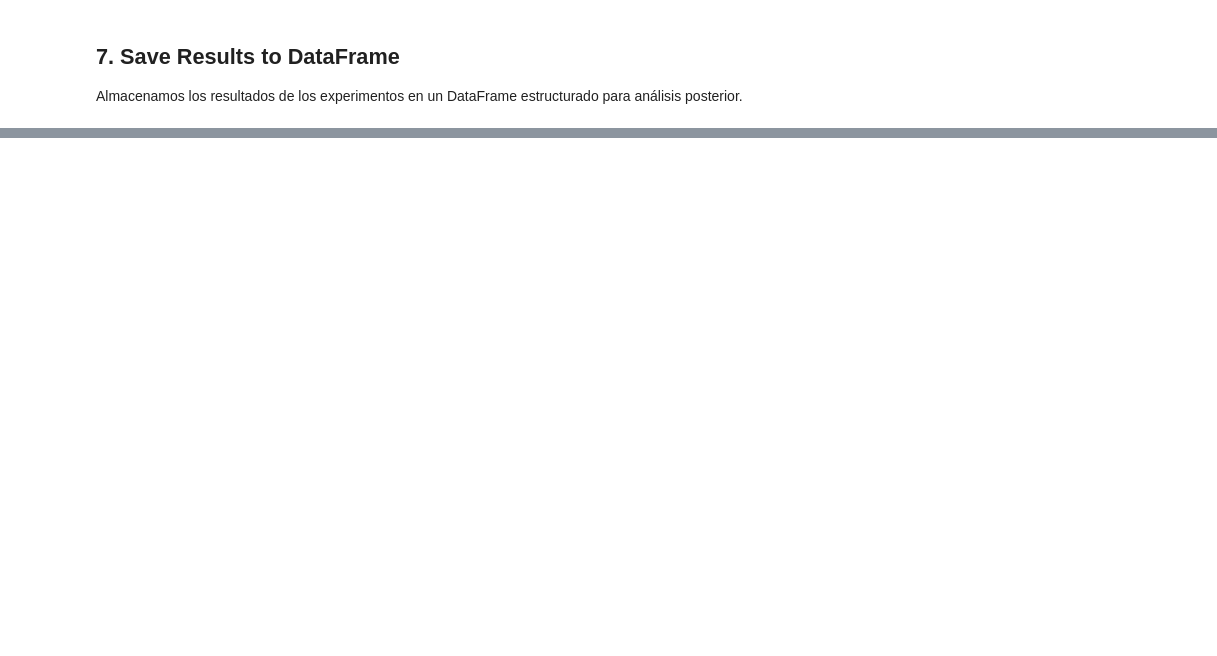
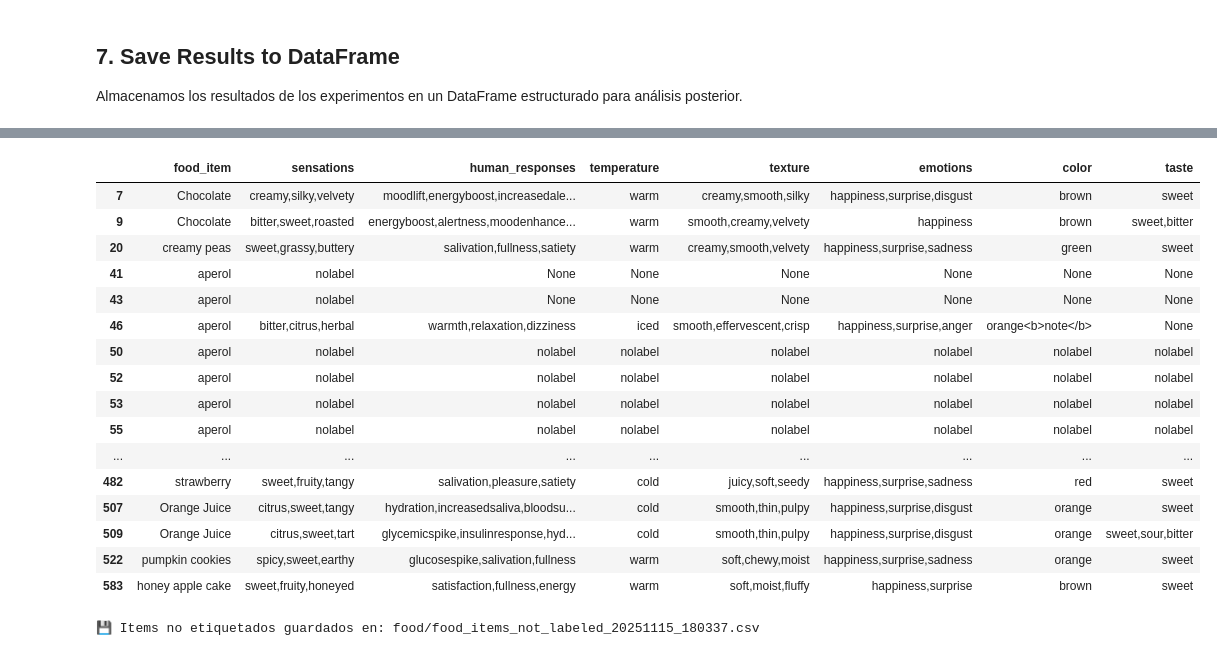
Before and after one commit to audioreprompt-org/audio_reprompt, a Jupyter notebook: models/notebooks/prompt_engineering_experiments.ipynb, the cells around one changed output, grey strips where cells are left out. Saved outputs shown, nothing was run; the diff lists cells and outputs as text; code cells hidden in the pictures; blank space fills up the shorter version.

Commit message:
Nuevos experimentos comparando prompts con y sin AC
Nuevos experimentos comparando prompts con y sin AC

```diff
--- a/models/notebooks/prompt_engineering_experiments.ipynb
+++ b/models/notebooks/prompt_engineering_experiments.ipynb
@@ -438,14 +455,20 @@ print()
 if openai_client:
     # Obtener lista de elementos de comida que se encuentran en la primera columna del dataset
     food_list = df.iloc[:, 0].tolist()
-
+    # Registrar el tiempo de ejecución
+    start_time = time.time()
     # Ejecutar experimentos
     experiment_results = run_experiments(
         food_items=food_list,
         templates=prompt_templates,
         max_items=EXPERIMENT_CONFIG["max_items"],
+        samples_per_item=EXPERIMENT_CONFIG["samples_per_item"],
         selected_templates=EXPERIMENT_CONFIG["selected_templates"]
     )
+    # Calcular y mostrar tiempo de ejecución
+    end_time = time.time()
+    elapsed_time = end_time - start_time
+    print(f"⏱️  Tiempo de ejecución: {elapsed_time:.2f} segundos")
 else:
     print("⚠️  No se puede ejecutar experimentos sin cliente OpenAI configurado")
     print("Configurando resultados de ejemplo...")
@@ -491,10 +581,6 @@ print()
 
 # Mostrar muestra de resultados
 if len(results_df) > 0:
-    print("🔍 Muestra de resultados:")
-    display_columns = ['food_item', 'template_name', 'success', 'in_tokens', 'out_tokens']
-    print(results_df[display_columns].head())
-
     print("\n📝 Ejemplo de respuesta completa:")
     first_successful = results_df[results_df['success'] == True].iloc[0]
     print(f"Elemento: {first_successful['food_item']}")
@@ -502,11 +588,13 @@ if len(results_df) > 0:
     print(f"Respuesta: {first_successful['response']}")
     print(f"Tokens: {first_successful['tokens_used']}")
 
+    output_df = split_responses_by_dimensions(results_df)
+
 # Guardar resultados si está configurado
-if EXPERIMENT_CONFIG.get("save_results", False) and len(results_df) > 0:
+if EXPERIMENT_CONFIG.get("save_results", False) and len(output_df) > 0:
     timestamp = pd.Timestamp.now().strftime("%Y%m%d_%H%M%S")
     filename = f"food/prompt_experiment_results_{timestamp}.csv"
-    results_df.to_csv(PROJECT_ROOT / config.data.cleaned_data_path / filename, index=False, columns=['food_item', 'template_name', 'response', 'success', 'model_used', 'in_tokens', 'out_tokens'])
+    output_df.to_csv(PROJECT_ROOT / config.data.cleaned_data_path / filename, index=False, columns=['food_item', 'template_name', 'sensations', 'human_responses', 'temperature', 'texture', 'emotions', 'color', 'taste', 'success', 'model_used', 'in_tokens', 'out_tokens', 'reasoning_effort', 'reasoning_tokens'])
     print(f"\n💾 Resultados guardados en: {filename}")
 
 print("\n✅ Experimentos completados exitosamente!")
@@ -529,5 +614,32 @@ Columnas: ['food_item', 'template_name', 'prompt', 'response', 'success', 'token
 
 ✅ Experimentos completados exitosamente!
 # %%
-experiment_results[:5]
+# Mostrar los items de comida cuyas dimensiones no fueron etiquetadas correctamente
+temperature_options = ['hot', 'warm', 'cold', 'iced']
+emotions_options = ['anger', 'disgust', 'fear', 'happiness', 'sadness', 'surprise']
+color_options = ['black', 'blue', 'brown', 'green', 'gray', 'orange', 'pink', 'purple', 'red', 'white', 'yellow']
+taste_options = ['sweet', 'bitter', 'salty', 'sour']
+
+if len(output_df) > 0:
+    # Filter items where dimension values don't match the valid options
+    no_label_items = output_df[
+      (output_df['sensations'] == 'NoLabel') |
+      (output_df['human_responses'] == 'NoLabel') |
+      (~output_df['temperature'].isin(temperature_options)) |
+      (output_df['texture'] == 'NoLabel') |
+      (~output_df['emotions'].isin(emotions_options)) |
+      (~output_df['color'].isin(color_options)) |
+      (~output_df['taste'].isin(taste_options))
+    ]
+
+    if len(no_label_items) > 0:
+        print("\n🍽️ Items de comida con dimensiones no etiquetadas correctamente:")
+        display(no_label_items[['food_item','sensations', 'human_responses', 'temperature', 'texture', 'emotions', 'color', 'taste']])
+        # Guardar estos items en un archivo separado
+        timestamp = pd.Timestamp.now().strftime("%Y%m%d_%H%M%S")
+        filename = f"food/food_items_not_labeled_{timestamp}.csv"
+        no_label_items.to_csv(PROJECT_ROOT / config.data.cleaned_data_path / filename, index=False)
+        print(f"\n💾 Items no etiquetados guardados en: {filename}")
+    else:
+        print("\n✅ Todos los items de comida fueron etiquetados correctamente en todas las dimensiones.")
 # %% [output]
@@ -550,0 +647,18 @@ experiment_results[:5]
+|  | food_item | sensations | human_responses | temperature | texture | emotions | color | taste |
+| 7 | Chocolate | creamy,silky,velvety | moodlift,energyboost,increasedale... | warm | creamy,smooth,silky | happiness,surprise,disgust | brown | sweet |
+| 9 | Chocolate | bitter,sweet,roasted | energyboost,alertness,moodenhance... | warm | smooth,creamy,velvety | happiness | brown | sweet,bitter |
+| 20 | creamy peas | sweet,grassy,buttery | salivation,fullness,satiety | warm | creamy,smooth,velvety | happiness,surprise,sadness | green | sweet |
+| 41 | aperol | nolabel | None | None | None | None | None | None |
+| 43 | aperol | nolabel | None | None | None | None | None | None |
+| 46 | aperol | bitter,citrus,herbal | warmth,relaxation,dizziness | iced | smooth,effervescent,crisp | happiness,surprise,anger | orange<b>note</b> | None |
+| 50 | aperol | nolabel | nolabel | nolabel | nolabel | nolabel | nolabel | nolabel |
+| 52 | aperol | nolabel | nolabel | nolabel | nolabel | nolabel | nolabel | nolabel |
+| 53 | aperol | nolabel | nolabel | nolabel | nolabel | nolabel | nolabel | nolabel |
+| 55 | aperol | nolabel | nolabel | nolabel | nolabel | nolabel | nolabel | nolabel |
+| ... | ... | ... | ... | ... | ... | ... | ... | ... |
+| 482 | strawberry | sweet,fruity,tangy | salivation,pleasure,satiety | cold | juicy,soft,seedy | happiness,surprise,sadness | red | sweet |
+| 507 | Orange Juice | citrus,sweet,tangy | hydration,increasedsaliva,bloodsu... | cold | smooth,thin,pulpy | happiness,surprise,disgust | orange | sweet |
+| 509 | Orange Juice | citrus,sweet,tart | glycemicspike,insulinresponse,hyd... | cold | smooth,thin,pulpy | happiness,surprise,disgust | orange | sweet,sour,bitter |
+| 522 | pumpkin cookies | spicy,sweet,earthy | glucosespike,salivation,fullness | warm | soft,chewy,moist | happiness,surprise,sadness | orange | sweet |
+| 583 | honey apple cake | sweet,fruity,honeyed | satisfaction,fullness,energy | warm | soft,moist,fluffy | happiness,surprise | brown | sweet |
+💾 Items no etiquetados guardados en: food/food_items_not_labeled_20251115_180337.csv
```
Also changed, not shown: parts of 9 cells of this notebook, 1 other file.
